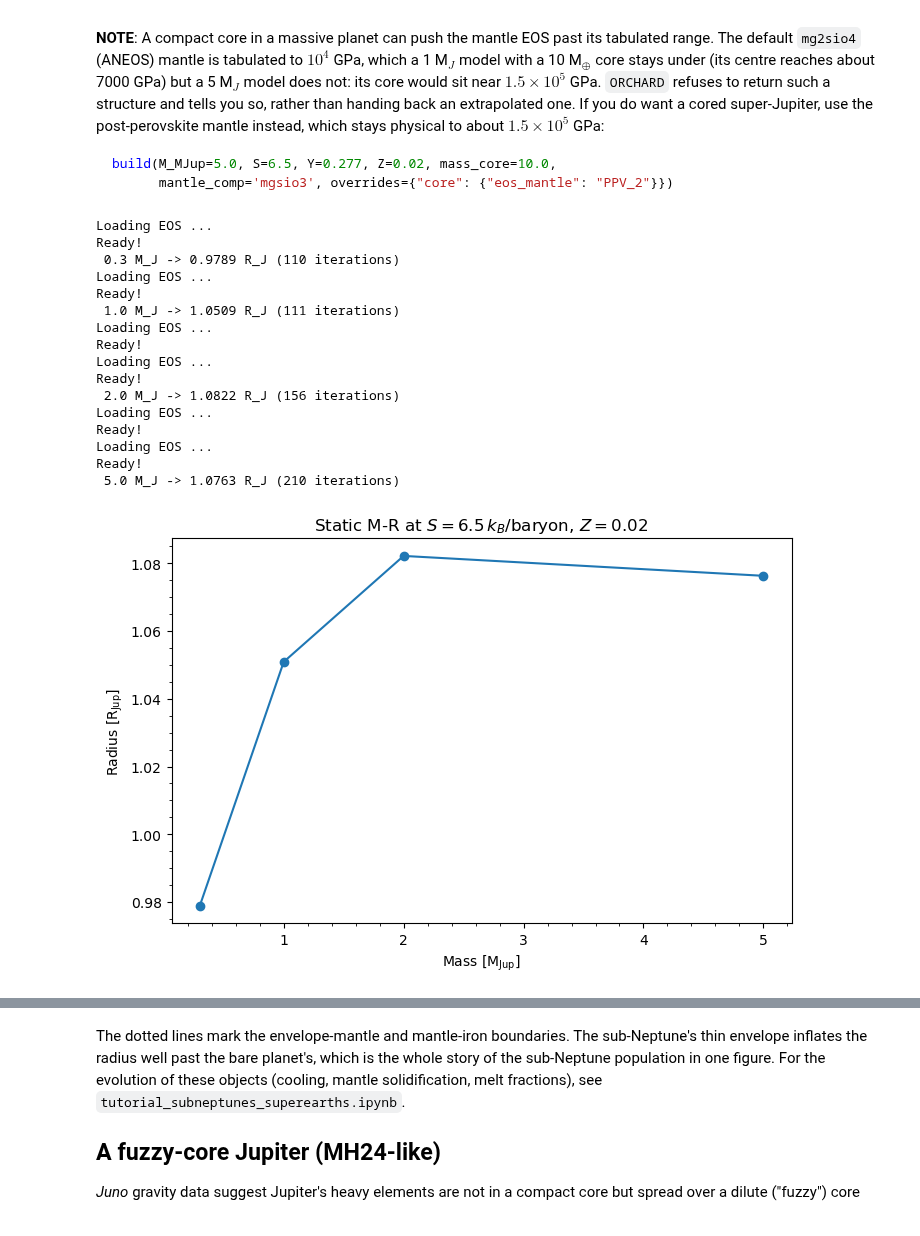
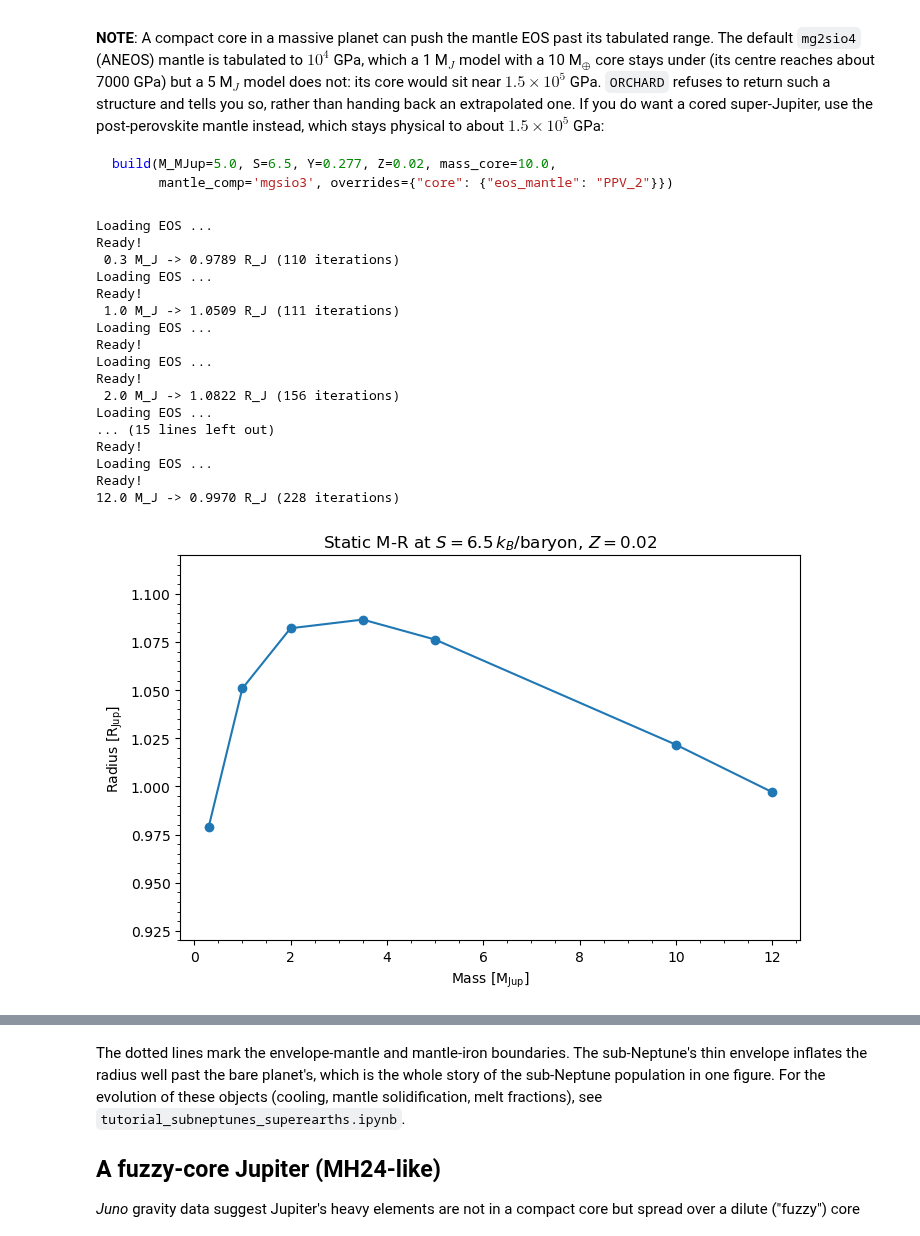
Before and after one commit to robtejada/orchard-public, a Jupyter notebook: tutorial_static_structures.ipynb, the cells around one changed output, grey strips where cells are left out. Cells and saved outputs as stored; diff of their text form; code cells hidden in the pictures.

````diff
--- a/tutorial_static_structures.ipynb
+++ b/tutorial_static_structures.ipynb
@@ -86,42 +88,44 @@ build(M_MJup=5.0, S=6.5, Y=0.277, Z=0.02, mass_core=10.0,
       mantle_comp='mgsio3', overrides={"core": {"eos_mantle": "PPV_2"}})
 ```
 # %%
-masses_mj = [0.3, 1.0, 2.0, 5.0]
+masses_mj = [0.3, 1.0, 2.0, 3.5, 5.0, 10.0, 12.0]
 radii_rj = []
 
 for mmj in masses_mj:
     # Coreless: above ~1 M_J a compact core sits at pressures the default
     # mg2sio4 mantle EOS does not cover (see the note below).
     m = build(M_MJup=mmj, S=6.5, Y=0.277, Z=0.02,
               mass_core=0.0, mass_core_fe=0.0)
     radii_rj.append(m.radius_rj)
     print(f"{mmj:4.1f} M_J -> {m.radius_rj:.4f} R_J ({m.niter} iterations)")
 
 plt.figure(figsize=(8, 5))
 plt.plot(masses_mj, radii_rj, 'o-')
 plt.xlabel(r'Mass [M$_{\rm Jup}$]')
 plt.ylabel(r'Radius [R$_{\rm Jup}$]')
 plt.title(r'Static M-R at $S = 6.5\,k_B$/baryon, $Z = 0.02$')
+plt.ylim(0.92, 1.12)
 plt.minorticks_on()
 plt.show()
 # %% [output]
 Loading EOS ...
 Ready!
  0.3 M_J -> 0.9789 R_J (110 iterations)
 Loading EOS ...
 Ready!
  1.0 M_J -> 1.0509 R_J (111 iterations)
 Loading EOS ...
 Ready!
 Loading EOS ...
 Ready!
  2.0 M_J -> 1.0822 R_J (156 iterations)
 Loading EOS ...
+... (15 lines left out)
 Ready!
 Loading EOS ...
 Ready!
- 5.0 M_J -> 1.0763 R_J (210 iterations)
+12.0 M_J -> 0.9970 R_J (228 iterations)
-[figure, old version]
+[figure, new version]
 # %% [markdown]
 The familiar flat top of the giant-planet M-R relation emerges already in these static models. Above roughly a Jupiter mass, added mass compresses the interior (H/He is close to an $n \approx 1$ polytrope) instead of growing the radius.
 
````
Also changed, not shown: parts of 4 cells of this notebook.
